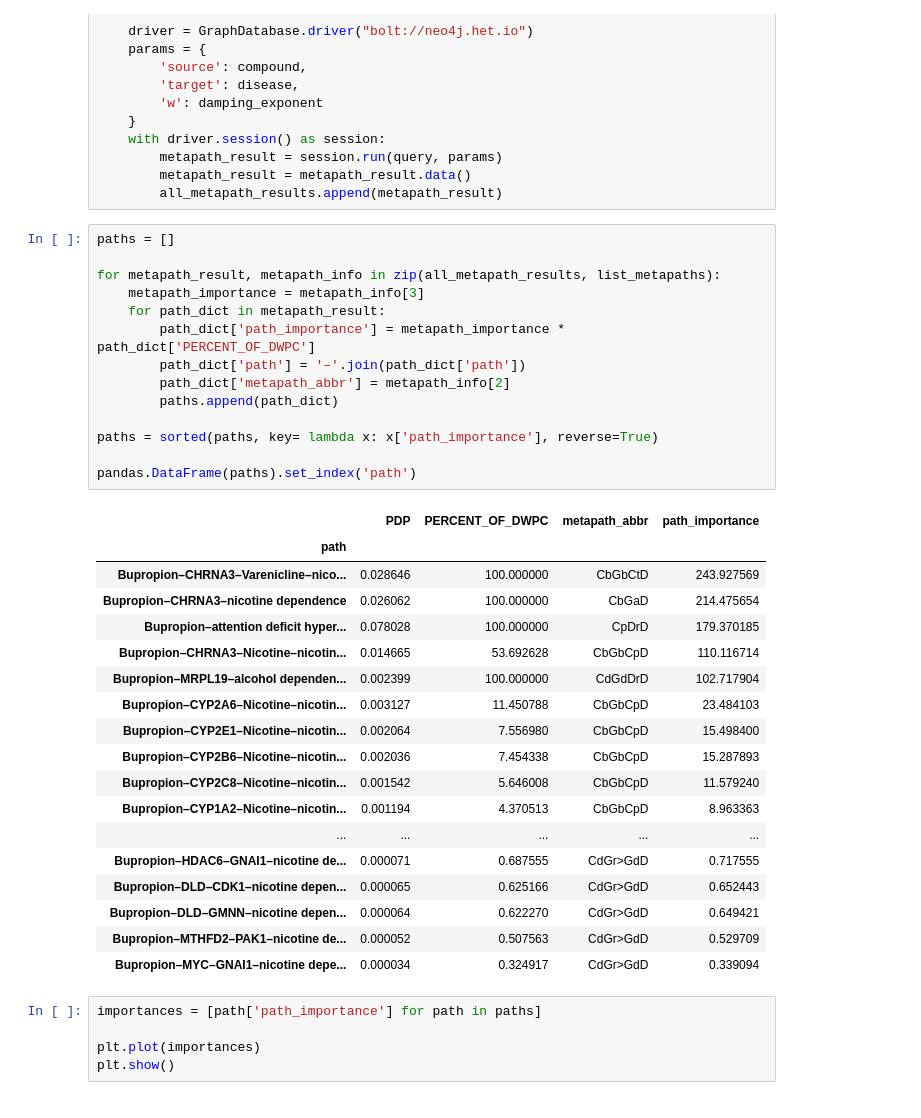
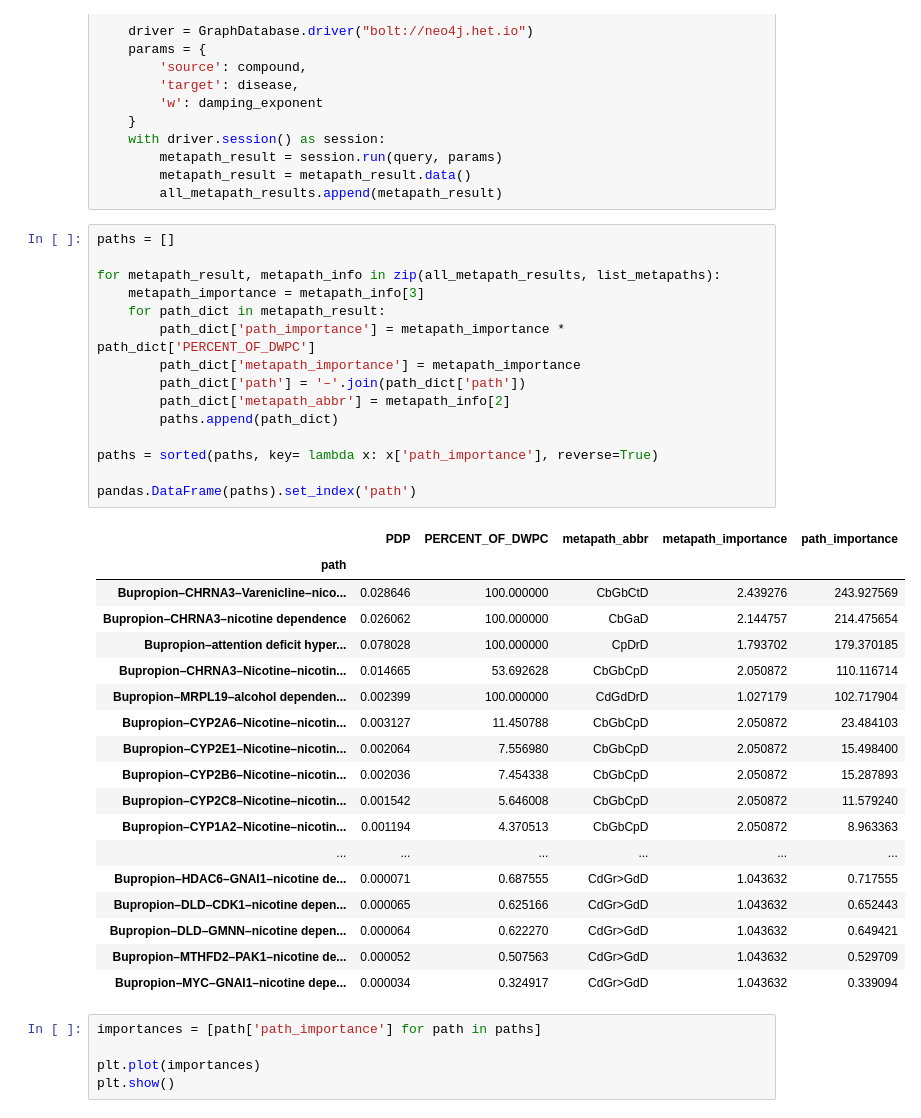
Before and after one commit to greenelab/connectivity-search-analyses, a Jupyter notebook: 9.global-path-weighting.ipynb, the cells around one changed output. Saved outputs shown, nothing was run; the diff lists cells and outputs as text.

Commit message:
Included a metapath importance column in the notebook's output

```diff
--- a/9.global-path-weighting.ipynb
+++ b/9.global-path-weighting.ipynb
@@ -101,36 +101,37 @@ for metapath in list_metapaths:
 # %%
 paths = []
 
 for metapath_result, metapath_info in zip(all_metapath_results, list_metapaths):
     metapath_importance = metapath_info[3]
     for path_dict in metapath_result:
         path_dict['path_importance'] = metapath_importance * path_dict['PERCENT_OF_DWPC']
+        path_dict['metapath_importance'] = metapath_importance
         path_dict['path'] = '–'.join(path_dict['path'])
         path_dict['metapath_abbr'] = metapath_info[2]
         paths.append(path_dict)
 
 paths = sorted(paths, key= lambda x: x['path_importance'], reverse=True)
 
 pandas.DataFrame(paths).set_index('path')
 # %% [output]
-|  | PDP | PERCENT_OF_DWPC | metapath_abbr | path_importance |
-| path |  |  |  |  |
-| Bupropion–CHRNA3–Varenicline–nico... | 0.028646 | 100.000000 | CbGbCtD | 243.927569 |
-| Bupropion–CHRNA3–nicotine dependence | 0.026062 | 100.000000 | CbGaD | 214.475654 |
-| Bupropion–attention deficit hyper... | 0.078028 | 100.000000 | CpDrD | 179.370185 |
-| Bupropion–CHRNA3–Nicotine–nicotin... | 0.014665 | 53.692628 | CbGbCpD | 110.116714 |
-| Bupropion–MRPL19–alcohol dependen... | 0.002399 | 100.000000 | CdGdDrD | 102.717904 |
-| Bupropion–CYP2A6–Nicotine–nicotin... | 0.003127 | 11.450788 | CbGbCpD | 23.484103 |
-| Bupropion–CYP2E1–Nicotine–nicotin... | 0.002064 | 7.556980 | CbGbCpD | 15.498400 |
-| Bupropion–CYP2B6–Nicotine–nicotin... | 0.002036 | 7.454338 | CbGbCpD | 15.287893 |
-| Bupropion–CYP2C8–Nicotine–nicotin... | 0.001542 | 5.646008 | CbGbCpD | 11.579240 |
-| Bupropion–CYP1A2–Nicotine–nicotin... | 0.001194 | 4.370513 | CbGbCpD | 8.963363 |
-| ... | ... | ... | ... | ... |
-| Bupropion–HDAC6–GNAI1–nicotine de... | 0.000071 | 0.687555 | CdGr>GdD | 0.717555 |
-| Bupropion–DLD–CDK1–nicotine depen... | 0.000065 | 0.625166 | CdGr>GdD | 0.652443 |
-| Bupropion–DLD–GMNN–nicotine depen... | 0.000064 | 0.622270 | CdGr>GdD | 0.649421 |
-| Bupropion–MTHFD2–PAK1–nicotine de... | 0.000052 | 0.507563 | CdGr>GdD | 0.529709 |
-| Bupropion–MYC–GNAI1–nicotine depe... | 0.000034 | 0.324917 | CdGr>GdD | 0.339094 |
+|  | PDP | PERCENT_OF_DWPC | metapath_abbr | metapath_importance | path_importance |
+| path |  |  |  |  |  |
+| Bupropion–CHRNA3–Varenicline–nico... | 0.028646 | 100.000000 | CbGbCtD | 2.439276 | 243.927569 |
+| Bupropion–CHRNA3–nicotine dependence | 0.026062 | 100.000000 | CbGaD | 2.144757 | 214.475654 |
+| Bupropion–attention deficit hyper... | 0.078028 | 100.000000 | CpDrD | 1.793702 | 179.370185 |
+| Bupropion–CHRNA3–Nicotine–nicotin... | 0.014665 | 53.692628 | CbGbCpD | 2.050872 | 110.116714 |
+| Bupropion–MRPL19–alcohol dependen... | 0.002399 | 100.000000 | CdGdDrD | 1.027179 | 102.717904 |
+| Bupropion–CYP2A6–Nicotine–nicotin... | 0.003127 | 11.450788 | CbGbCpD | 2.050872 | 23.484103 |
+| Bupropion–CYP2E1–Nicotine–nicotin... | 0.002064 | 7.556980 | CbGbCpD | 2.050872 | 15.498400 |
+| Bupropion–CYP2B6–Nicotine–nicotin... | 0.002036 | 7.454338 | CbGbCpD | 2.050872 | 15.287893 |
+| Bupropion–CYP2C8–Nicotine–nicotin... | 0.001542 | 5.646008 | CbGbCpD | 2.050872 | 11.579240 |
+| Bupropion–CYP1A2–Nicotine–nicotin... | 0.001194 | 4.370513 | CbGbCpD | 2.050872 | 8.963363 |
+| ... | ... | ... | ... | ... | ... |
+| Bupropion–HDAC6–GNAI1–nicotine de... | 0.000071 | 0.687555 | CdGr>GdD | 1.043632 | 0.717555 |
+| Bupropion–DLD–CDK1–nicotine depen... | 0.000065 | 0.625166 | CdGr>GdD | 1.043632 | 0.652443 |
+| Bupropion–DLD–GMNN–nicotine depen... | 0.000064 | 0.622270 | CdGr>GdD | 1.043632 | 0.649421 |
+| Bupropion–MTHFD2–PAK1–nicotine de... | 0.000052 | 0.507563 | CdGr>GdD | 1.043632 | 0.529709 |
+| Bupropion–MYC–GNAI1–nicotine depe... | 0.000034 | 0.324917 | CdGr>GdD | 1.043632 | 0.339094 |
 # %%
 importances = [path['path_importance'] for path in paths]
 
```
